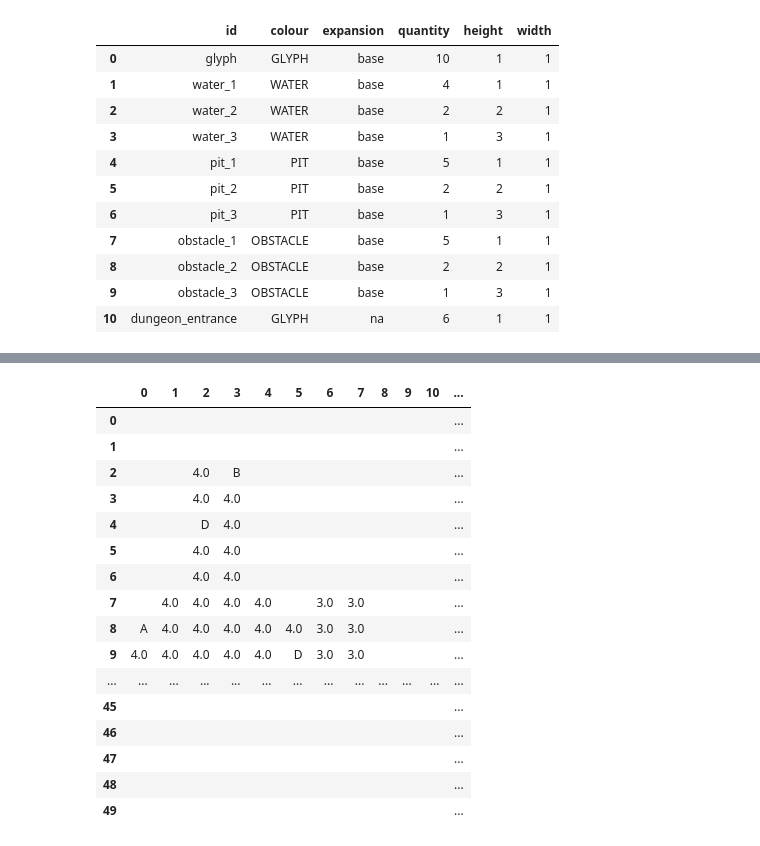
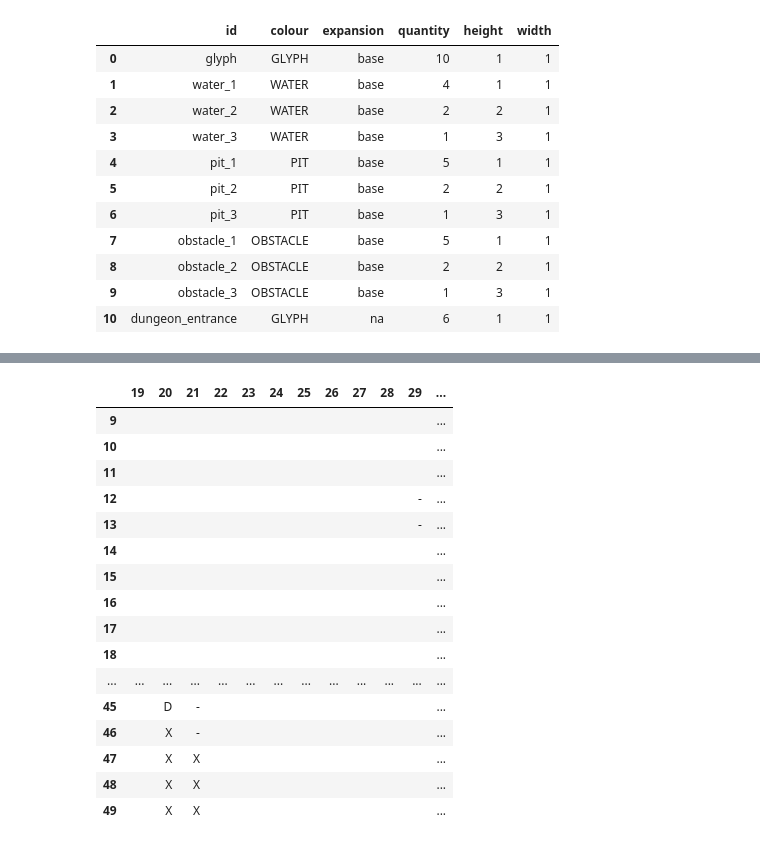
Before and after one commit to KevinCarr42/Descent_AI, a Jupyter notebook: game_testing.ipynb, the cells around one changed output, grey strips where cells are left out. Drawn from its saved outputs; the diff is of its cells as text; code cells hidden in the pictures.

```diff
--- a/game_testing.ipynb
+++ b/game_testing.ipynb
@@ -84,21 +90,21 @@ AttributeError: 'AIOverlord' object has no attribute 'monsters_obj'
-# %%
-d.label_map.combine_first(d.area_map).fillna('')
-# %% [output]
-|  | 0 | 1 | 2 | 3 | 4 | 5 | 6 | 7 | 8 | 9 | 10 | ... |
-| 0 |  |  |  |  |  |  |  |  |  |  |  | ... |
-| 1 |  |  |  |  |  |  |  |  |  |  |  | ... |
-| 2 |  |  | 4.0 | B |  |  |  |  |  |  |  | ... |
-| 3 |  |  | 4.0 | 4.0 |  |  |  |  |  |  |  | ... |
-| 4 |  |  | D | 4.0 |  |  |  |  |  |  |  | ... |
-| 5 |  |  | 4.0 | 4.0 |  |  |  |  |  |  |  | ... |
-| 6 |  |  | 4.0 | 4.0 |  |  |  |  |  |  |  | ... |
-| 7 |  | 4.0 | 4.0 | 4.0 | 4.0 |  | 3.0 | 3.0 |  |  |  | ... |
-| 8 | A | 4.0 | 4.0 | 4.0 | 4.0 | 4.0 | 3.0 | 3.0 |  |  |  | ... |
-| 9 | 4.0 | 4.0 | 4.0 | 4.0 | 4.0 | D | 3.0 | 3.0 |  |  |  | ... |
-| ... | ... | ... | ... | ... | ... | ... | ... | ... | ... | ... | ... | ... |
-| 45 |  |  |  |  |  |  |  |  |  |  |  | ... |
-| 46 |  |  |  |  |  |  |  |  |  |  |  | ... |
-| 47 |  |  |  |  |  |  |  |  |  |  |  | ... |
-| 48 |  |  |  |  |  |  |  |  |  |  |  | ... |
-| 49 |  |  |  |  |  |  |  |  |  |  |  | ... |
+# %%
+d.label_map.combine_first(d.terrain_map.applymap(lambda x: 'X' if pd.notnull(x) else x)).combine_first(d.monster_map).combine_first(d.grid_map.replace(1, '-')).fillna('').iloc[9:, 19:]
+# %% [output]
+|  | 19 | 20 | 21 | 22 | 23 | 24 | 25 | 26 | 27 | 28 | 29 | ... |
+| 9 |  |  |  |  |  |  |  |  |  |  |  | ... |
+| 10 |  |  |  |  |  |  |  |  |  |  |  | ... |
+| 11 |  |  |  |  |  |  |  |  |  |  |  | ... |
+| 12 |  |  |  |  |  |  |  |  |  |  | - | ... |
+| 13 |  |  |  |  |  |  |  |  |  |  | - | ... |
+| 14 |  |  |  |  |  |  |  |  |  |  |  | ... |
+| 15 |  |  |  |  |  |  |  |  |  |  |  | ... |
+| 16 |  |  |  |  |  |  |  |  |  |  |  | ... |
+| 17 |  |  |  |  |  |  |  |  |  |  |  | ... |
+| 18 |  |  |  |  |  |  |  |  |  |  |  | ... |
+| ... | ... | ... | ... | ... | ... | ... | ... | ... | ... | ... | ... | ... |
+| 45 |  | D | - |  |  |  |  |  |  |  |  | ... |
+| 46 |  | X | - |  |  |  |  |  |  |  |  | ... |
+| 47 |  | X | X |  |  |  |  |  |  |  |  | ... |
+| 48 |  | X | X |  |  |  |  |  |  |  |  | ... |
+| 49 |  | X | X |  |  |  |  |  |  |  |  | ... |
 # %%
```
Also changed, not shown: parts of 6 cells of this notebook, 1 other file.
